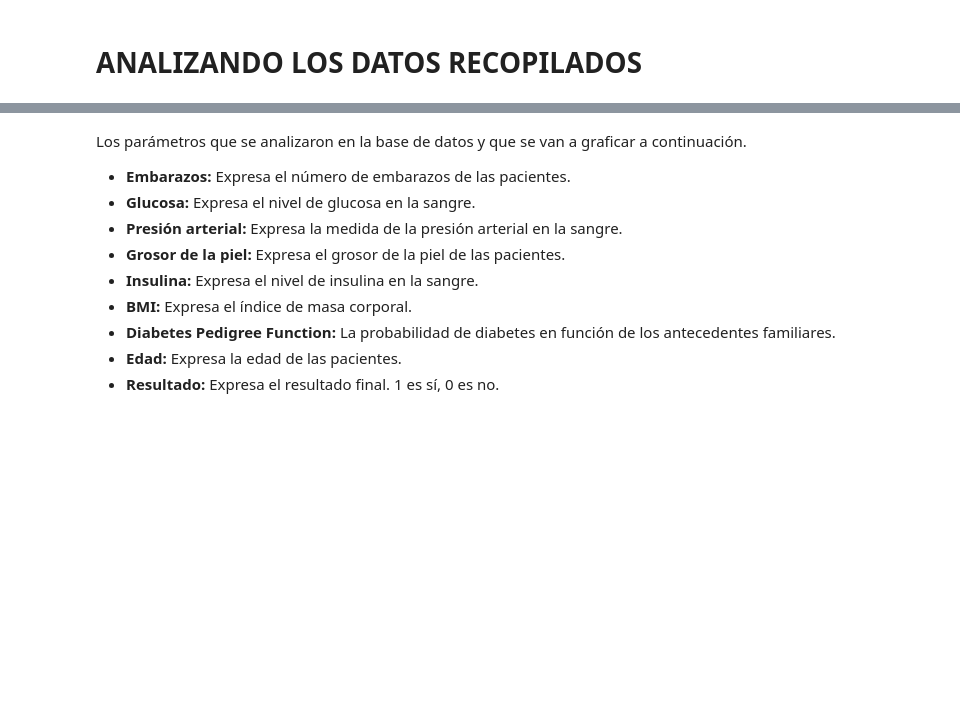
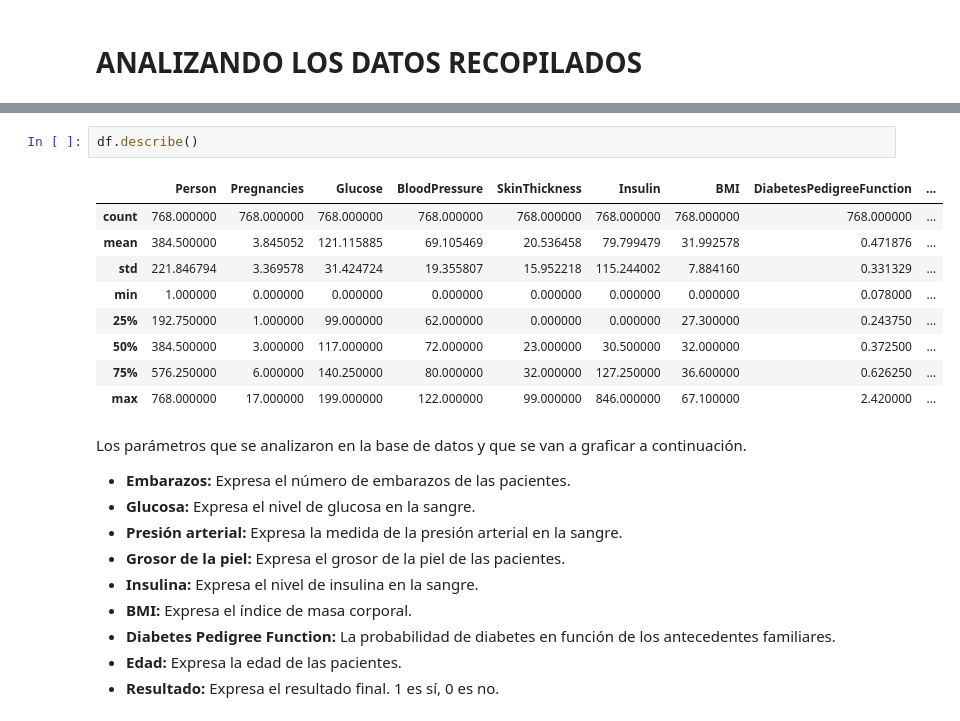
Before and after one commit to gemaramirez/HIGI2022, a Jupyter notebook: python/trabajofinal.ipynb, the cells around one changed output, grey strips where cells are left out. Saved outputs shown, nothing was run; the diff lists cells and outputs as text; blank space fills up the shorter version.

```diff
--- a/python/trabajofinal.ipynb
+++ b/python/trabajofinal.ipynb
@@ -13,3 +31,15 @@ import pandas as pd
+# %%
+df.describe()
+# %% [output]
+|  | Person | Pregnancies | Glucose | BloodPressure | SkinThickness | Insulin | BMI | DiabetesPedigreeFunction | ... |
+| count | 768.000000 | 768.000000 | 768.000000 | 768.000000 | 768.000000 | 768.000000 | 768.000000 | 768.000000 | ... |
+| mean | 384.500000 | 3.845052 | 121.115885 | 69.105469 | 20.536458 | 79.799479 | 31.992578 | 0.471876 | ... |
+| std | 221.846794 | 3.369578 | 31.424724 | 19.355807 | 15.952218 | 115.244002 | 7.884160 | 0.331329 | ... |
+| min | 1.000000 | 0.000000 | 0.000000 | 0.000000 | 0.000000 | 0.000000 | 0.000000 | 0.078000 | ... |
+| 25% | 192.750000 | 1.000000 | 99.000000 | 62.000000 | 0.000000 | 0.000000 | 27.300000 | 0.243750 | ... |
+| 50% | 384.500000 | 3.000000 | 117.000000 | 72.000000 | 23.000000 | 30.500000 | 32.000000 | 0.372500 | ... |
+| 75% | 576.250000 | 6.000000 | 140.250000 | 80.000000 | 32.000000 | 127.250000 | 36.600000 | 0.626250 | ... |
+| max | 768.000000 | 17.000000 | 199.000000 | 122.000000 | 99.000000 | 846.000000 | 67.100000 | 2.420000 | ... |
 # %% [markdown]
 Los parámetros que se analizaron en la base de datos y que se van a graficar a continuación.
 
```
Also changed, not shown: parts of 8 cells of this notebook.
